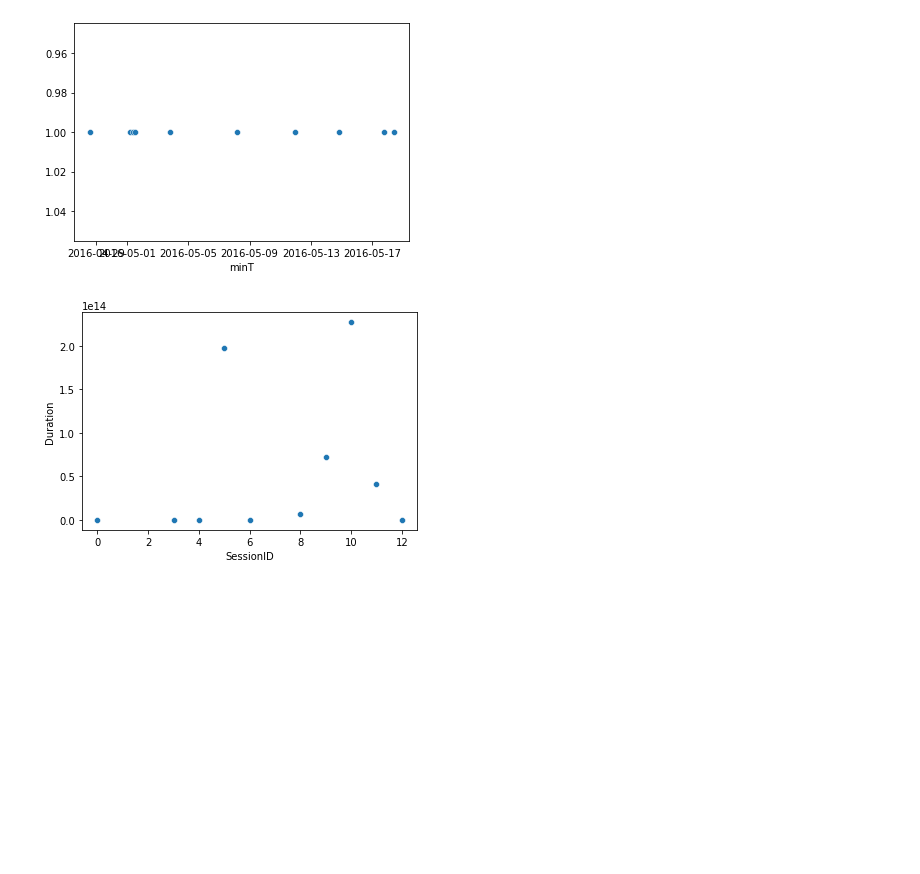
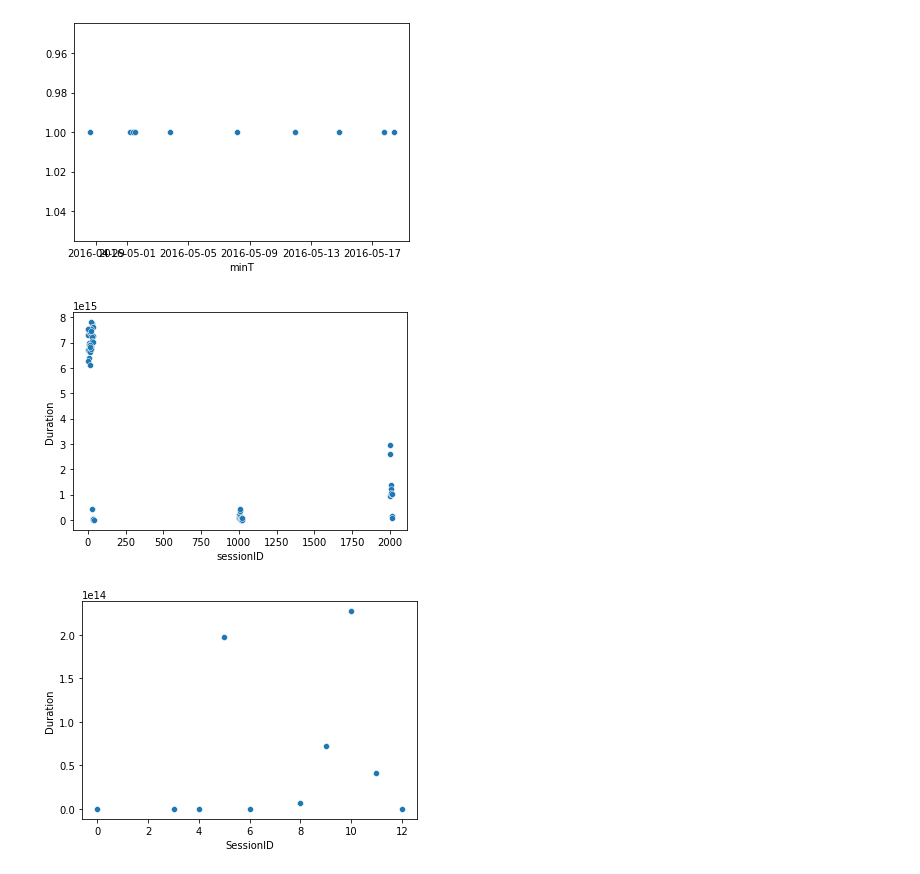
Before and after one commit to kentlingcampbell/project_SherLock, a Jupyter notebook: SherLock.ipynb, the cells around one changed output. Saved outputs shown, nothing was run; the diff lists cells and outputs as text; code cells hidden in the pictures; blank space fills up the shorter version.

```diff
--- a/SherLock.ipynb
+++ b/SherLock.ipynb
@@ -487,4 +570,12 @@ plt.gca().invert_yaxis()
 plt.show()
 # %% [output]
 [figure]
+# %%
+# TSV duration of moriarty
+sns.scatterplot(data=MoriartySessions, x='sessionID', y='Duration')
+plt.gca().invert_yaxis()
+plt.show()
+# need to find different x axis, time
+# %% [output]
+[figure, added]
 # %%
```
Also changed, not shown: parts of 20 cells of this notebook.
